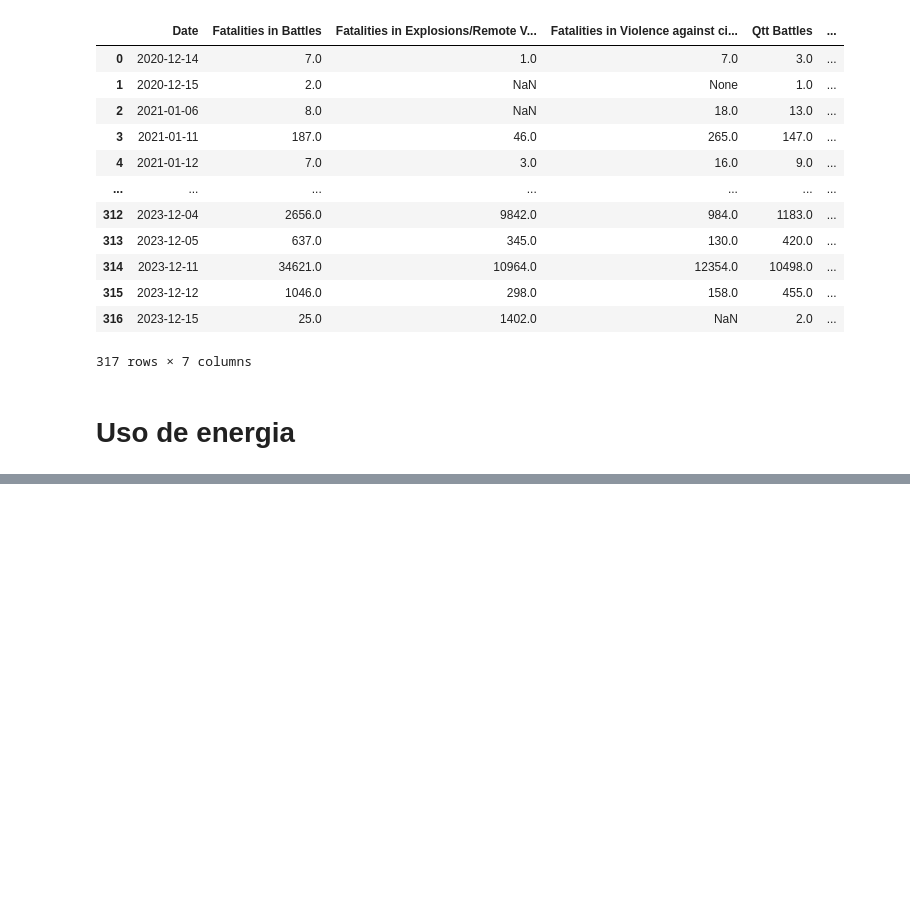
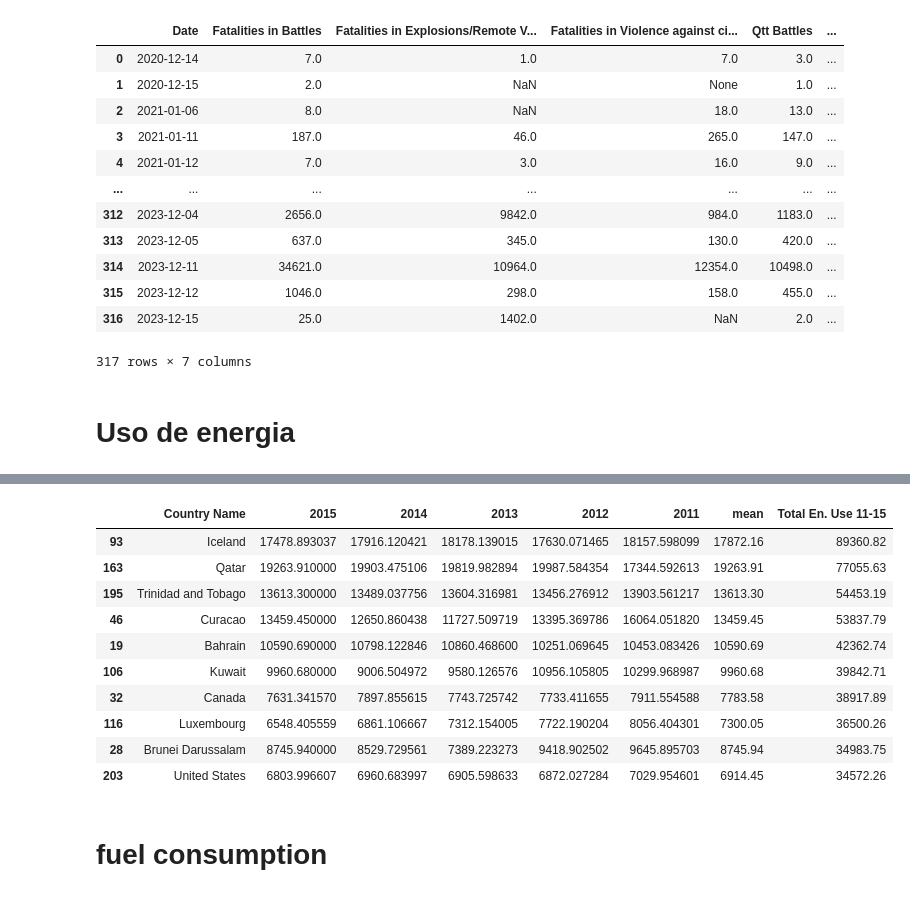
Before and after one commit to pehls/gp27_techchallenge_4, a Jupyter notebook: notebooks/002_gtrp_variaveis.ipynb, the cells around one changed output, grey strips where cells are left out. Drawn from its saved outputs; the diff is of its cells as text; code cells hidden in the pictures; blank space fills up the shorter version.

```diff
--- a/notebooks/002_gtrp_variaveis.ipynb
+++ b/notebooks/002_gtrp_variaveis.ipynb
@@ -178,3 +260,35 @@ df_uso_energia = pd.read_csv('D:/Cursos/FIAP_pós/gp27_techchallenge_4/data/raw/
+# %%
+df_uso_energia_or = pd.read_csv('D:/Cursos/FIAP_pós/gp27_techchallenge_4/data/raw/energy_use/API_EG.USE.PCAP.KG.OE_DS2_en_csv_v2_6301176.csv').drop(columns={'Indicator Name','Indicator Code'})
+df_country_region = pd.read_csv('D:/Cursos/FIAP_pós/gp27_techchallenge_4/data/raw/energy_use/Metadata_Country_API_EG.USE.PCAP.KG.OE_DS2_en_csv_v2_6301176.csv')[['Country Code','Region']].dropna()
+df_uso_energia_or = df_uso_energia_or.merge(df_country_region, how='inner', on='Country Code').drop(columns={'Country Code','Region'})
+cols_to_plot.sort(reverse=True)
+df_uso_energia_or = df_uso_energia_or.dropna(axis=1, thresh=0.95)
+
+cols_to_plot = [x for x in list(set(df_uso_energia_or.columns)-set(['Country Name']))]
+cols_to_plot.sort(reverse=True)
+cols_to_plot = cols_to_plot[:5]
+df_uso_energia_or = df_uso_energia_or[['Country Name'] + cols_to_plot]
+df_uso_energia_or['mean'] = [round(x, 2) for x in df_uso_energia_or[cols_to_plot].mean(axis=1)]
+df_uso_energia_or['Total En. Use 11-15'] = [round(x, 2) for x in df_uso_energia_or[cols_to_plot].sum(axis=1)]
+df_uso_energia_or = df_uso_energia_or\
+    .sort_values('Total En. Use 11-15', ascending=False)\
+    .head(10)
+df_uso_energia_or['2015'] = np.where(np.isnan(df_uso_energia_or['2015']), df_uso_energia_or['mean'], df_uso_energia_or['2015'])
+df_uso_energia_or
+# %% [output]
+|  | Country Name | 2015 | 2014 | 2013 | 2012 | 2011 | mean | Total En. Use 11-15 |
+| 93 | Iceland | 17478.893037 | 17916.120421 | 18178.139015 | 17630.071465 | 18157.598099 | 17872.16 | 89360.82 |
+| 163 | Qatar | 19263.910000 | 19903.475106 | 19819.982894 | 19987.584354 | 17344.592613 | 19263.91 | 77055.63 |
+| 195 | Trinidad and Tobago | 13613.300000 | 13489.037756 | 13604.316981 | 13456.276912 | 13903.561217 | 13613.30 | 54453.19 |
+| 46 | Curacao | 13459.450000 | 12650.860438 | 11727.509719 | 13395.369786 | 16064.051820 | 13459.45 | 53837.79 |
+| 19 | Bahrain | 10590.690000 | 10798.122846 | 10860.468600 | 10251.069645 | 10453.083426 | 10590.69 | 42362.74 |
+| 106 | Kuwait | 9960.680000 | 9006.504972 | 9580.126576 | 10956.105805 | 10299.968987 | 9960.68 | 39842.71 |
+| 32 | Canada | 7631.341570 | 7897.855615 | 7743.725742 | 7733.411655 | 7911.554588 | 7783.58 | 38917.89 |
+| 116 | Luxembourg | 6548.405559 | 6861.106667 | 7312.154005 | 7722.190204 | 8056.404301 | 7300.05 | 36500.26 |
+| 28 | Brunei Darussalam | 8745.940000 | 8529.729561 | 7389.223273 | 9418.902502 | 9645.895703 | 8745.94 | 34983.75 |
+| 203 | United States | 6803.996607 | 6960.683997 | 6905.598633 | 6872.027284 | 7029.954601 | 6914.45 | 34572.26 |
+# %% [markdown]
+# fuel consumption
 # %%
 df = pd.read_html('http://www.ipeadata.gov.br/ExibeSerie.aspx?module=m&serid=1650971490&oper=view', decimal=',', thousands='.', parse_dates=True)[2][1:]
 df.columns=['Date','Preco']
```
Also changed, not shown: parts of 10 cells of this notebook, 3 other files.
